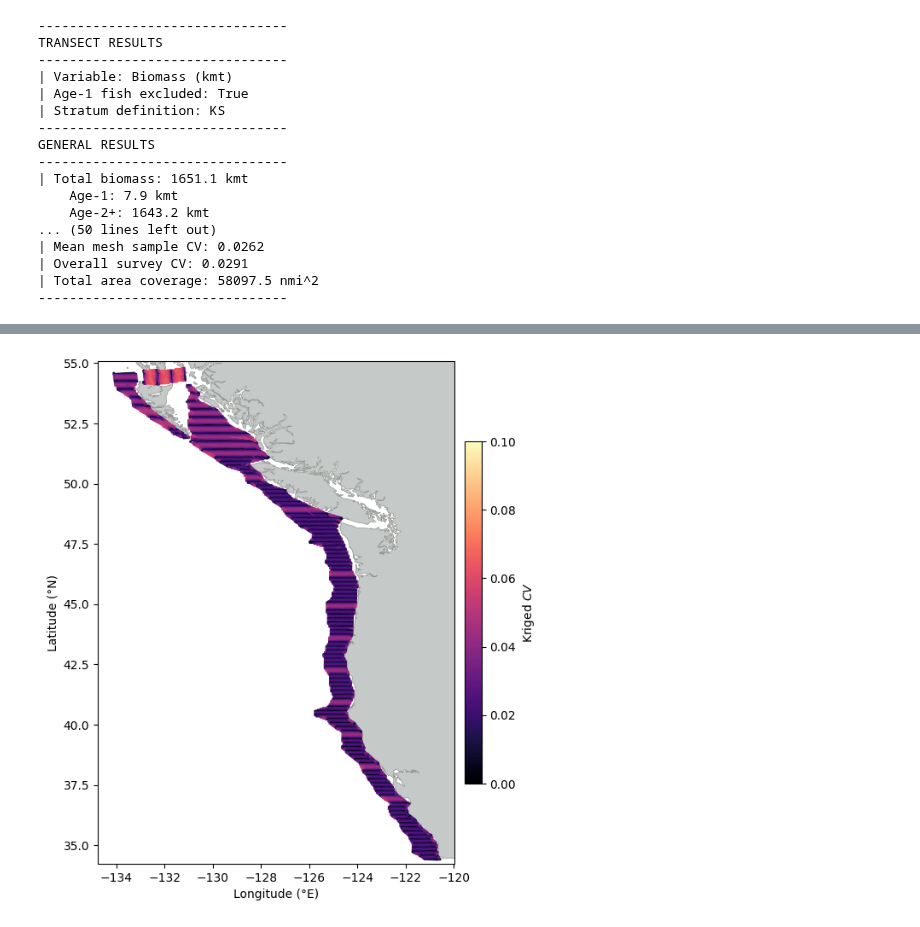
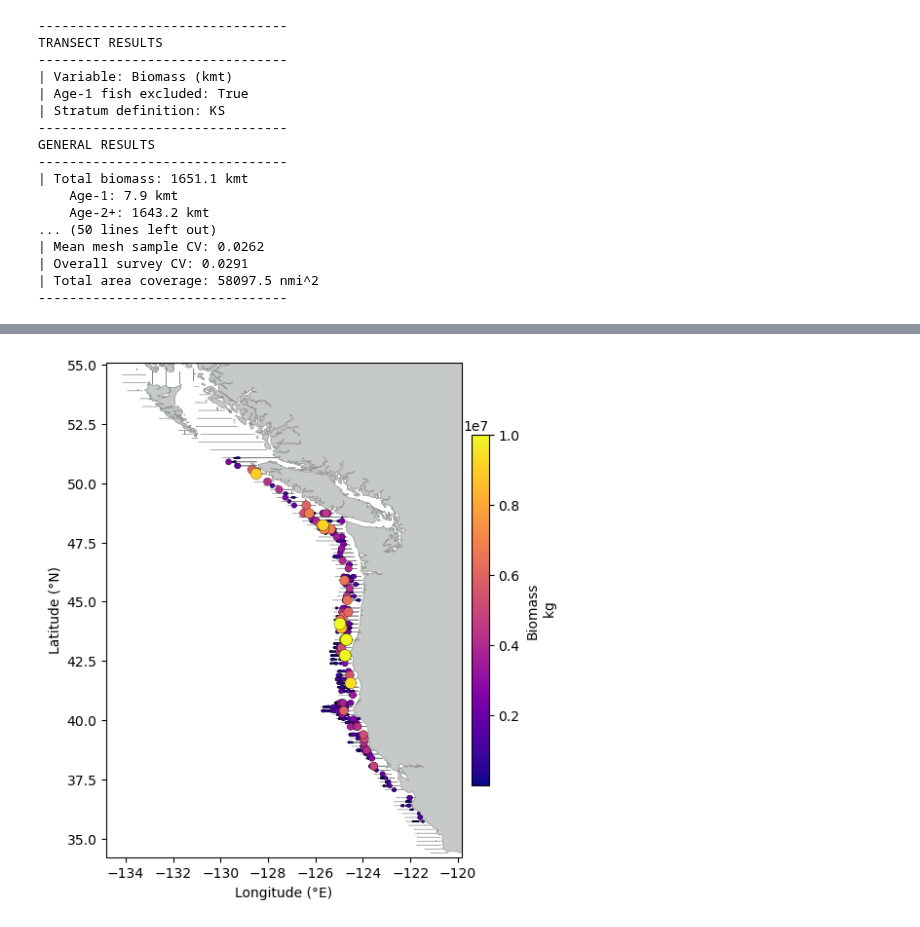
Before and after one commit to OSOceanAcoustics/echopop, a Jupyter notebook: echopop/test_nb.ipynb, the cells around one changed output, grey strips where cells are left out. Cells and saved outputs as stored; diff of their text form; code cells hidden in the pictures.

Commit message:
Pydantic validators for plotting args

```diff
--- a/echopop/test_nb.ipynb
+++ b/echopop/test_nb.ipynb
@@ -17,16 +7,12 @@ import echopop.graphics.plotting as egp
 # %%
-init_config = "C:/Users/Brandyn/Documents/GitHub/echopop/config_files/initialization_config.yml"
-file_config = "C:/Users/Brandyn/Documents/GitHub/echopop/config_files/survey_year_2019_config.yml"
+init_config = "C:/Users/Brandyn Lucca/Documents/GitHub/echopop/config_files/initialization_config.yml"
+file_config = "C:/Users/Brandyn Lucca/Documents/GitHub/echopop/config_files/survey_year_2019_config.yml"
 survey = Survey(init_config, file_config)
 survey.load_survey_data()
 survey.load_acoustic_data()
 survey.transect_analysis()
 survey.fit_variogram()
 survey.kriging_analysis(variogram_parameters={"n_lags": 30}, variable="biomass_density")
-transect_data = survey.analysis["transect"]["acoustics"]["adult_transect_df"].copy()
-mesh_data = survey.results["kriging"]["mesh_results_df"].copy()
-geo_config = survey.config["geospatial"]
-egp.get_coastline(geo_config)
 # %% [output]
 --------------------------------
 TRANSECT RESULTS
@@ -57,7 +34,4 @@ UnboundLocalError: cannot access local variable 'label' where it is not associat
-# %%
-egp.plot_mesh(mesh_data,
-              variable="sample_cv",
-              figure_width=6.0,
-              geo_config=geo_config)
-# %% [output]
-[figure, removed]
+# %%
+survey.plot(kind="transect", variable="biomass")
+# %% [output]
+[figure, added]
```
Also changed, not shown: parts of 8 cells of this notebook, 4 other files.
